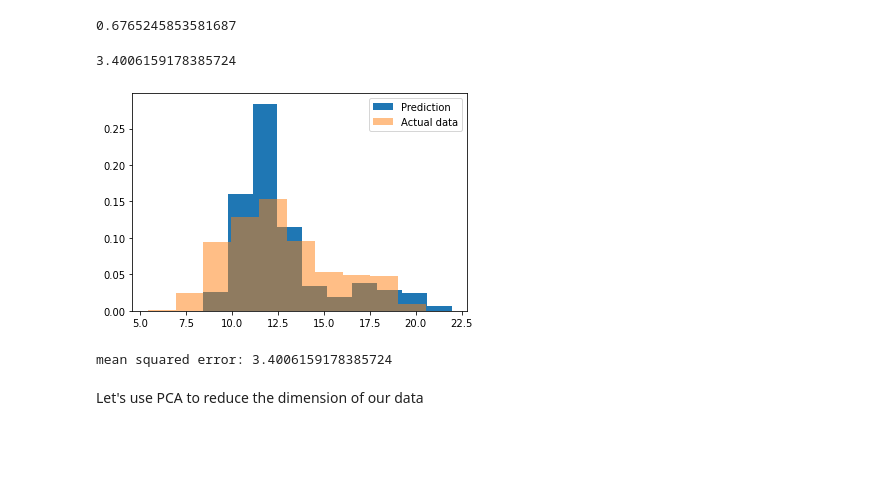
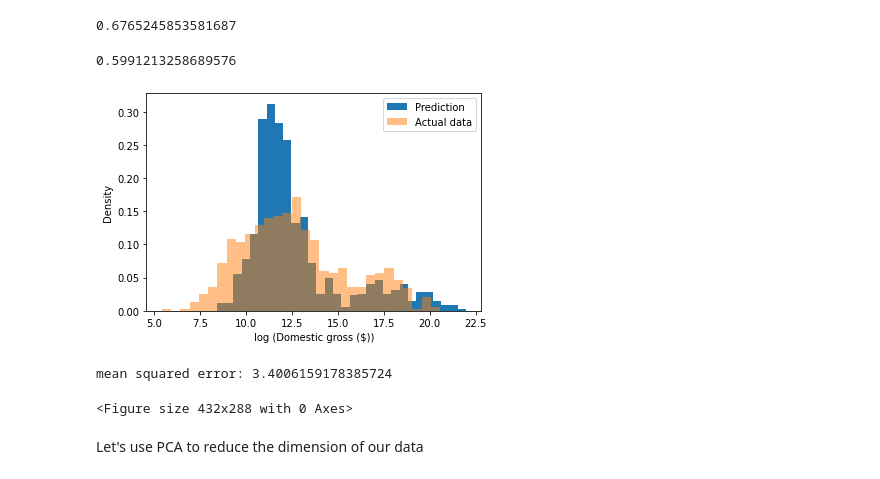
Before and after one commit to Ali-Setareh/Machine-learning-in-physics-Project, a Jupyter notebook: Phase 2- Classical Models/Phase 2.ipynb, the cells around one changed output. Saved outputs shown, nothing was run; the diff lists cells and outputs as text; code cells hidden in the pictures; blank space fills up the shorter version.

```diff
--- a/Phase 2- Classical Models/Phase 2.ipynb
+++ b/Phase 2- Classical Models/Phase 2.ipynb
@@ -69,18 +84,22 @@ reg.score(X_train,Y_train)
 # %% [output]
 0.6765245853581687
 # %%
-mean_squared_error(Y_test,reg.predict(X_test))
+r2_score(Y_test,reg.predict(X_test))
 # %% [output]
-3.4006159178385724
+0.5991213258689576
 # %%
-plt.hist(reg.predict(X_test),label='Prediction',density=True)
-plt.hist(Y_test,alpha=0.5,label='Actual data',density=True)
+plt.hist(reg.predict(X_test),label='Prediction',bins=30,density=True)
+plt.hist(Y_test,alpha=0.5,label='Actual data',bins=30,density=True)
 plt.legend()
+plt.xlabel('log (Domestic gross ($))')
+plt.ylabel('Density')
 plt.show()
 print("mean squared error:",mean_squared_error(Y_test,reg.predict(X_test)))
+plt.savefig('linear hist com.pdf',bbox_inches='tight')
 # %% [output]
-[figure, old version]
+[figure, new version]
 mean squared error: 3.4006159178385724
+<Figure size 432x288 with 0 Axes>
 # %% [markdown]
 Let's use PCA to reduce the dimension of our data
 # %%
```
Also changed, not shown: parts of 20 cells of this notebook, 4 other files.
